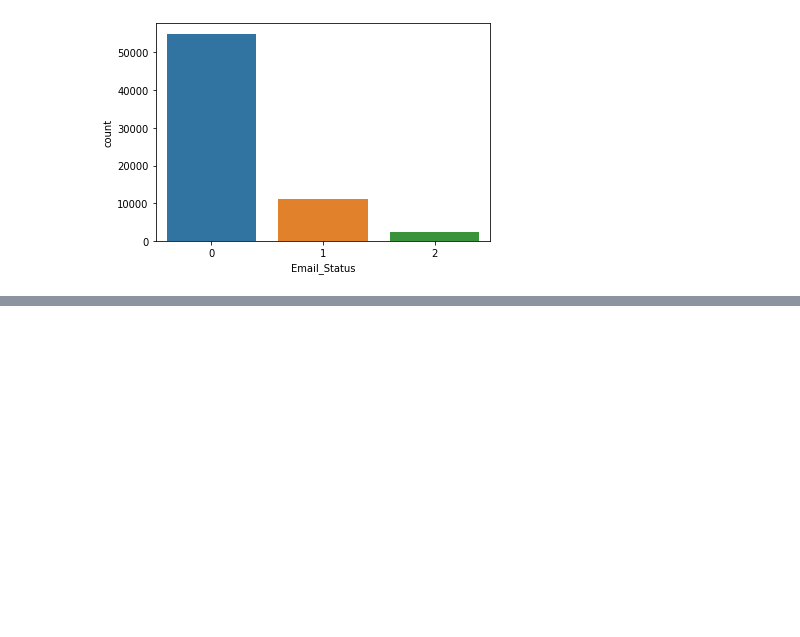
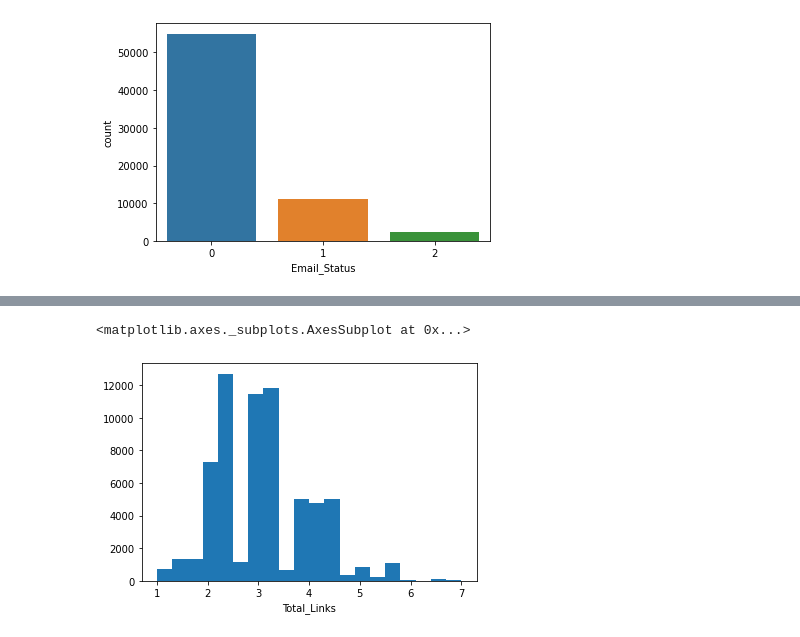
Before and after one commit to sweetyjunnarkar/EMAIL-CAMPAIGN-EFFECTIVENESS-PREDICTION, a Jupyter notebook: Sweety_Junnarkar_Capstone_Project_1.ipynb, the cells around one changed output, grey strips where cells are left out. Cells and saved outputs as stored; diff of their text form; code cells hidden in the pictures; blank space fills up the shorter version.

```diff
--- a/Sweety_Junnarkar_Capstone_Project_1.ipynb
+++ b/Sweety_Junnarkar_Capstone_Project_1.ipynb
@@ -108,0 +124,5 @@ sns.countplot(df['Email_Status'])
+# %%
+sns.distplot(np.sqrt(df['Total_Links']), norm_hist=False, kde=False, bins=20, hist_kws={"alpha": 1})
+# %% [output]
+<matplotlib.axes._subplots.AxesSubplot at 0x...>
+[figure, added]
```
Also changed, not shown: parts of 4 cells of this notebook.
